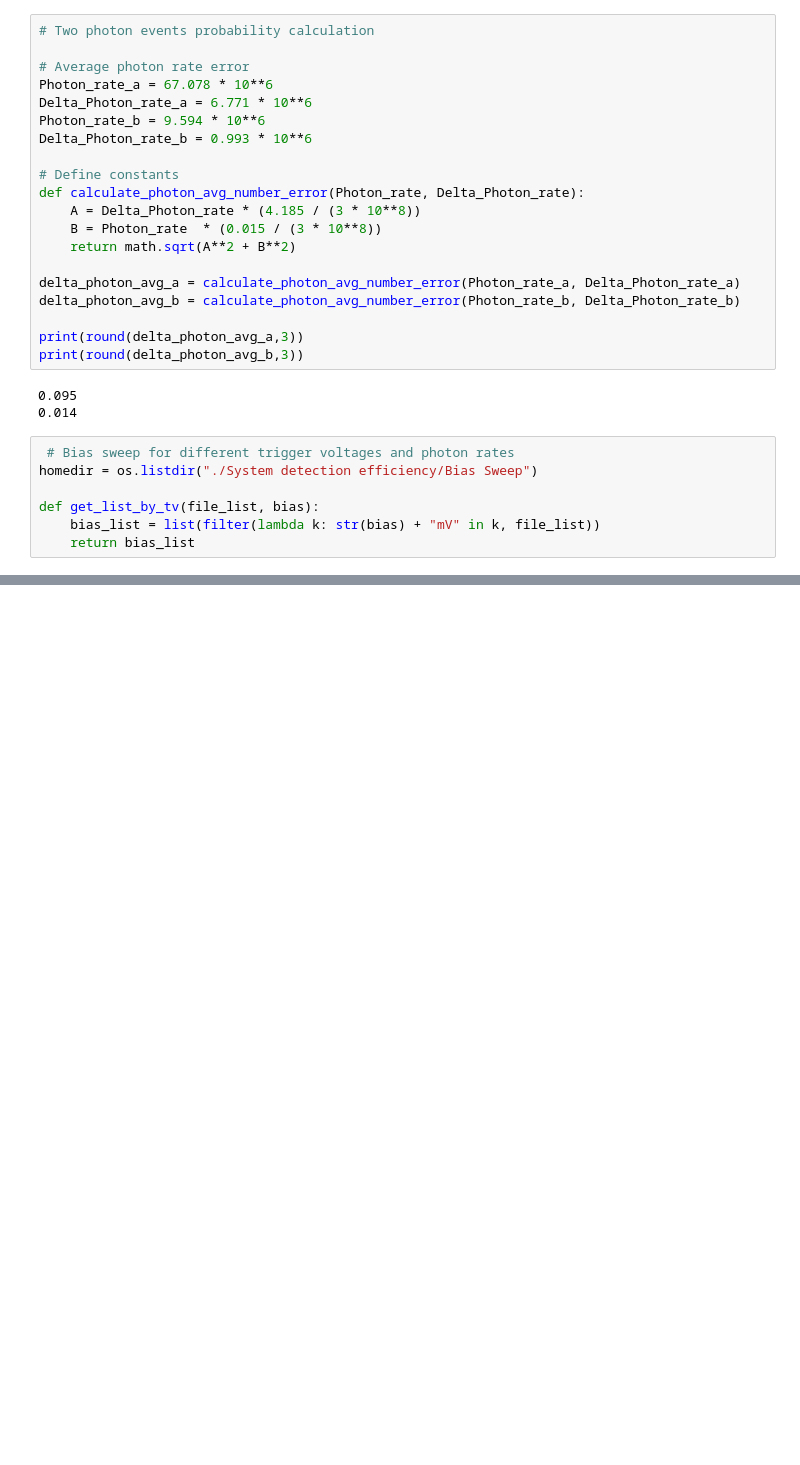
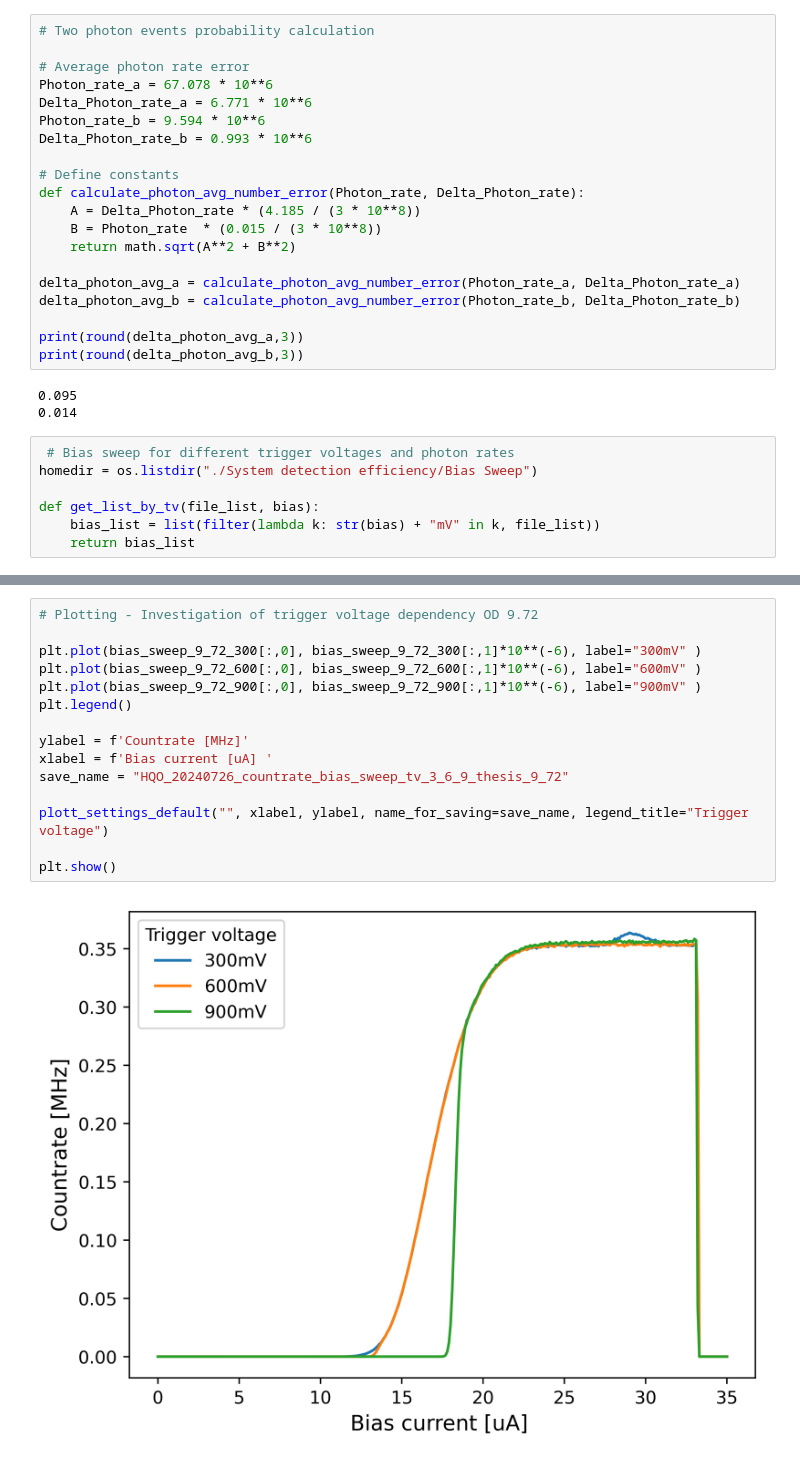
Before and after one commit to MXM1796/Bachelor_thesis_24, a Jupyter notebook: Porgramming/efficiency_evaluation.ipynb, the cells around one changed output, grey strips where cells are left out. Drawn from its saved outputs; the diff is of its cells as text; blank space fills up the shorter version.

```diff
--- a/Porgramming/efficiency_evaluation.ipynb
+++ b/Porgramming/efficiency_evaluation.ipynb
@@ -294,0 +340,17 @@ save_name = "HQO_20240711_sde_bias_current_tv_300_1000_thesis"
+# %%
+# Plotting - Investigation of trigger voltage dependency OD 9.72
+
+plt.plot(bias_sweep_9_72_300[:,0], bias_sweep_9_72_300[:,1]*10**(-6), label="300mV" )
+plt.plot(bias_sweep_9_72_600[:,0], bias_sweep_9_72_600[:,1]*10**(-6), label="600mV" )
+plt.plot(bias_sweep_9_72_900[:,0], bias_sweep_9_72_900[:,1]*10**(-6), label="900mV" )
+plt.legend()
+
+ylabel = f'Countrate [MHz]'
+xlabel = f'Bias current [uA] '
+save_name = "HQO_20240726_countrate_bias_sweep_tv_3_6_9_thesis_9_72"
+
+plott_settings_default("", xlabel, ylabel, name_for_saving=save_name, legend_title="Trigger voltage")
+
+plt.show()
+# %% [output]
+[figure, added]
```
Also changed, not shown: parts of 9 cells of this notebook, 11 other files.
